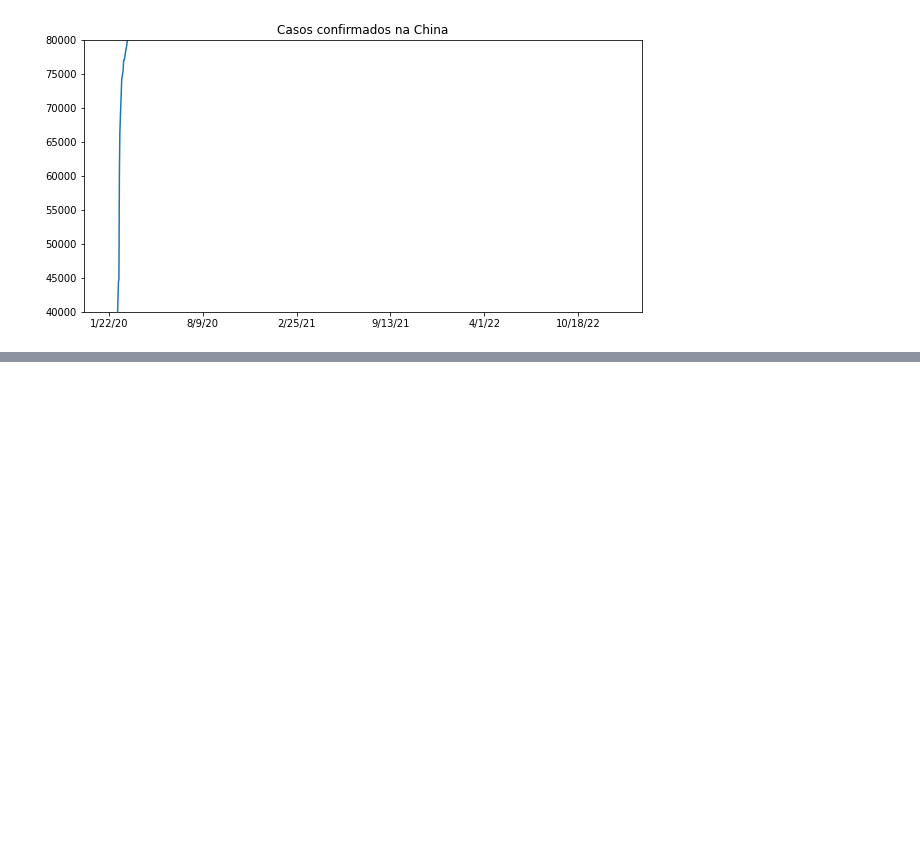
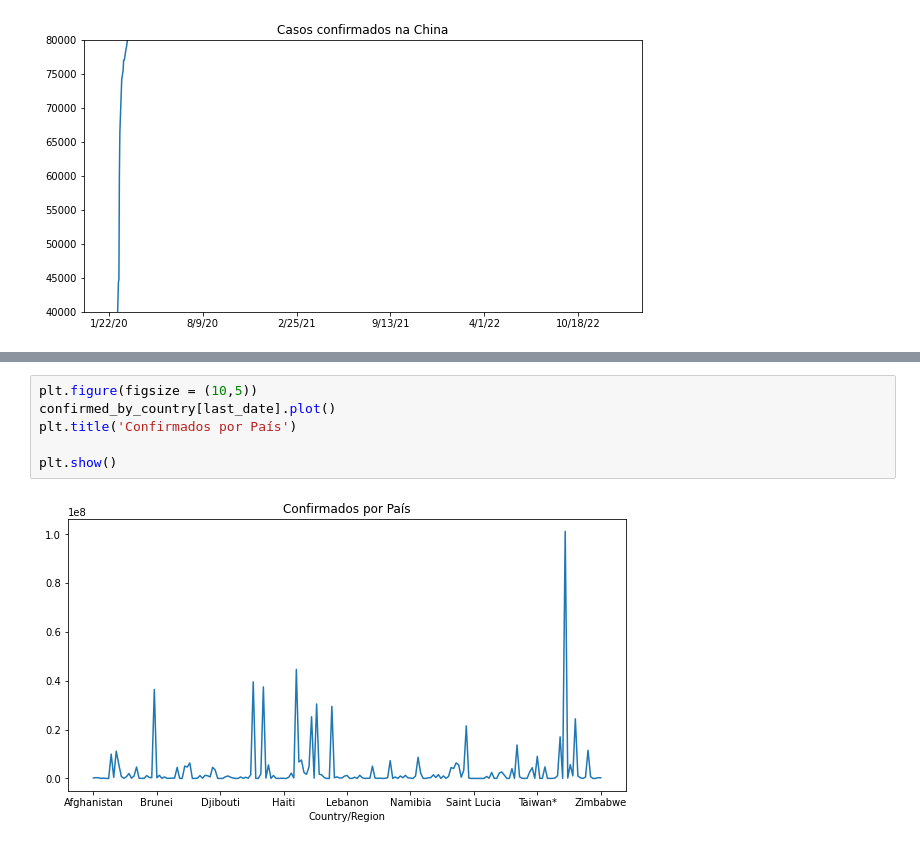
Before and after one commit to muriloWeber/dataScienceAlura, a Jupyter notebook: dataScienceAnalisesParaSaudeEMedicina/Data_Science_e_Saude.ipynb, the cells around one changed output, grey strips where cells are left out. Saved outputs shown, nothing was run; the diff lists cells and outputs as text; blank space fills up the shorter version.

```diff
--- a/dataScienceAnalisesParaSaudeEMedicina/Data_Science_e_Saude.ipynb
+++ b/dataScienceAnalisesParaSaudeEMedicina/Data_Science_e_Saude.ipynb
@@ -222,0 +224,8 @@ new_cases_china.plot()
+# %%
+plt.figure(figsize = (10,5))
+confirmed_by_country[last_date].plot()
+plt.title('Confirmados por País')
+
+plt.show()
+# %% [output]
+[figure, added]
```
Also changed, not shown: parts of 4 cells of this notebook.
